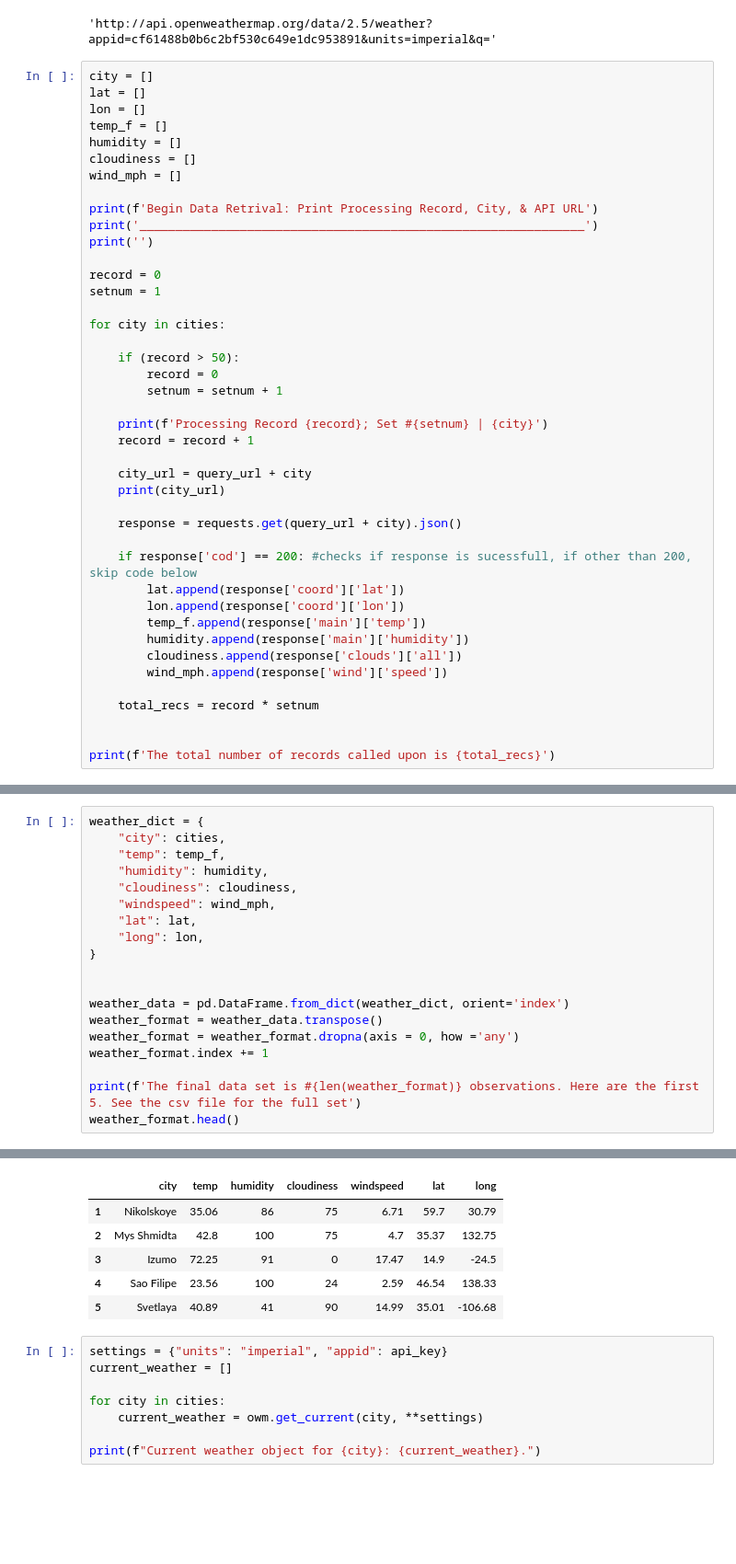
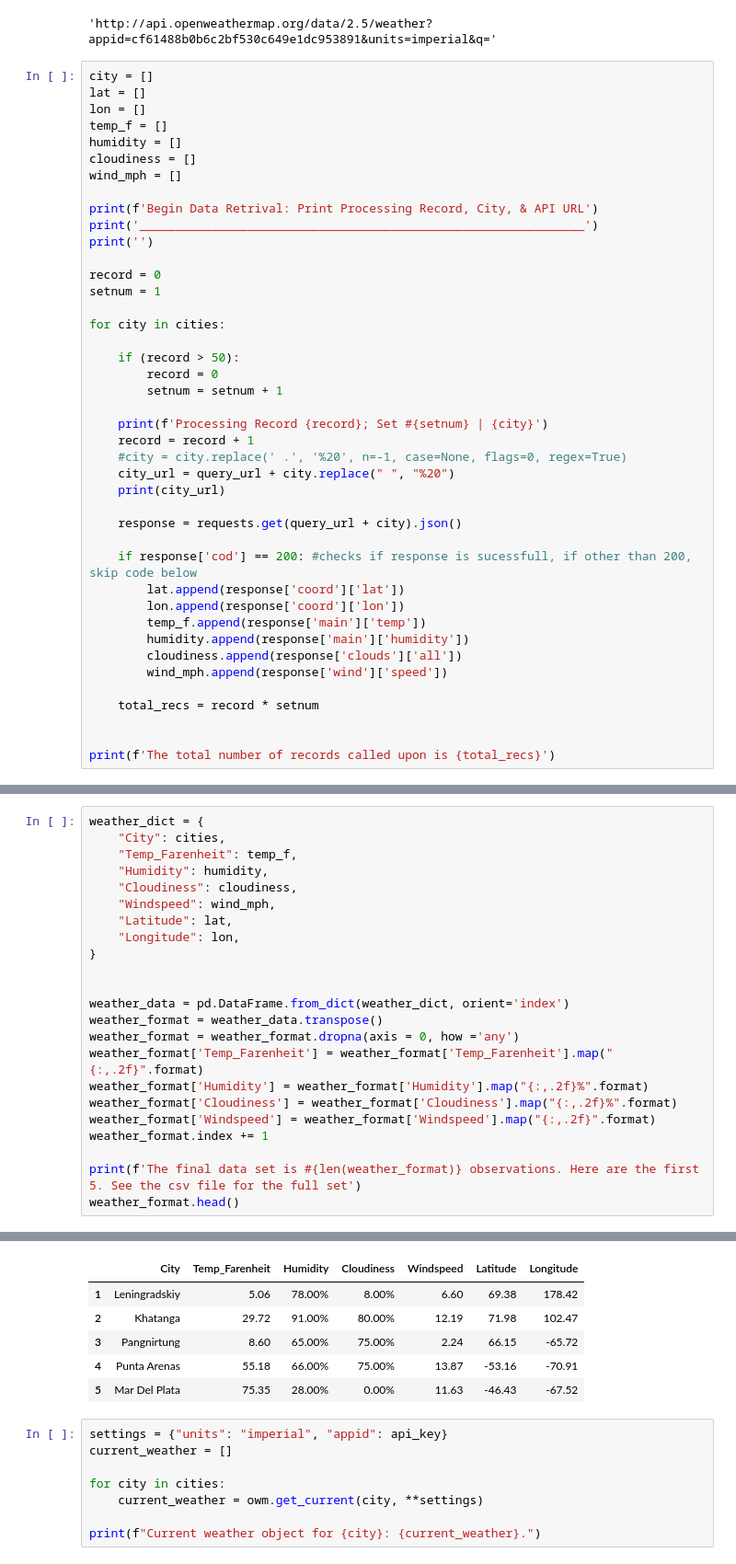
Before and after one commit to srmonteiro/DS_Bootcamp_HW, a Jupyter notebook: Monteiro_wk6_API_Python/06-Python-APIs/Instructions/starter_code/WeatherPy.ipynb, the cells around one changed output, grey strips where cells are left out. Shown at 92% size. Drawn from its saved outputs; the diff is of its cells as text; blank space fills up the shorter version.

Commit message:
CSV Formatted, preparing export file

```diff
--- a/Monteiro_wk6_API_Python/06-Python-APIs/Instructions/starter_code/WeatherPy.ipynb
+++ b/Monteiro_wk6_API_Python/06-Python-APIs/Instructions/starter_code/WeatherPy.ipynb
@@ -140,8 +140,8 @@ for city in cities:
 
     print(f'Processing Record {record}; Set #{setnum} | {city}')
     record = record + 1
-
-    city_url = query_url + city
+    #city = city.replace(' .', '%20', n=-1, case=None, flags=0, regex=True)
+    city_url = query_url + city.replace(" ", "%20")
     print(city_url)
 
     response = requests.get(query_url + city).json()
@@ -195,18 +195,22 @@ print(len(wind_mph))
 # %%
 weather_dict = {
-    "city": cities,
-    "temp": temp_f,
-    "humidity": humidity,
-    "cloudiness": cloudiness,
-    "windspeed": wind_mph,
-    "lat": lat,
-    "long": lon,
+    "City": cities,
+    "Temp_Farenheit": temp_f,
+    "Humidity": humidity,
+    "Cloudiness": cloudiness,
+    "Windspeed": wind_mph,
+    "Latitude": lat,
+    "Longitude": lon,
 }
 
 
 weather_data = pd.DataFrame.from_dict(weather_dict, orient='index')
 weather_format = weather_data.transpose()
 weather_format = weather_format.dropna(axis = 0, how ='any')
+weather_format['Temp_Farenheit'] = weather_format['Temp_Farenheit'].map("{:,.2f}".format)
+weather_format['Humidity'] = weather_format['Humidity'].map("{:,.2f}%".format)
+weather_format['Cloudiness'] = weather_format['Cloudiness'].map("{:,.2f}%".format)
+weather_format['Windspeed'] = weather_format['Windspeed'].map("{:,.2f}".format)
 weather_format.index += 1
 
 print(f'The final data set is #{len(weather_format)} observations. Here are the first 5. See the csv file for the full set')
@@ -216,9 +220,9 @@ The final data set is #1360 observations. Here are the first 5. See the csv file
-|  | city | temp | humidity | cloudiness | windspeed | lat | long |
-| 1 | Nikolskoye | 35.06 | 86 | 75 | 6.71 | 59.7 | 30.79 |
-| 2 | Mys Shmidta | 42.8 | 100 | 75 | 4.7 | 35.37 | 132.75 |
-| 3 | Izumo | 72.25 | 91 | 0 | 17.47 | 14.9 | -24.5 |
-| 4 | Sao Filipe | 23.56 | 100 | 24 | 2.59 | 46.54 | 138.33 |
-| 5 | Svetlaya | 40.89 | 41 | 90 | 14.99 | 35.01 | -106.68 |
+|  | City | Temp_Farenheit | Humidity | Cloudiness | Windspeed | Latitude | Longitude |
+| 1 | Leningradskiy | 5.06 | 78.00% | 8.00% | 6.60 | 69.38 | 178.42 |
+| 2 | Khatanga | 29.72 | 91.00% | 80.00% | 12.19 | 71.98 | 102.47 |
+| 3 | Pangnirtung | 8.60 | 65.00% | 75.00% | 2.24 | 66.15 | -65.72 |
+| 4 | Punta Arenas | 55.18 | 66.00% | 75.00% | 13.87 | -53.16 | -70.91 |
+| 5 | Mar Del Plata | 75.35 | 28.00% | 0.00% | 11.63 | -46.43 | -67.52 |
 # %%
 settings = {"units": "imperial", "appid": api_key}
 current_weather = []
```
Also changed, not shown: parts of 4 cells of this notebook.
